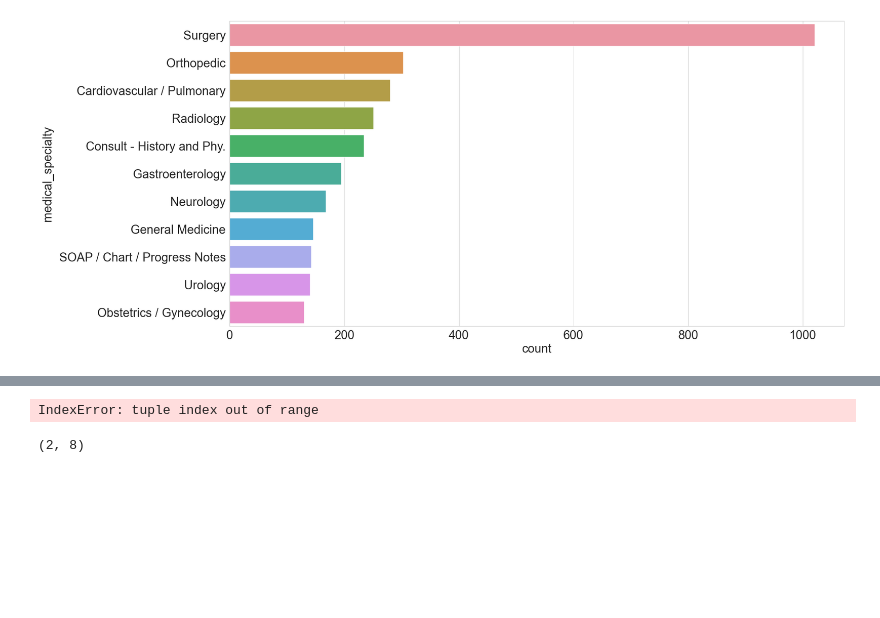
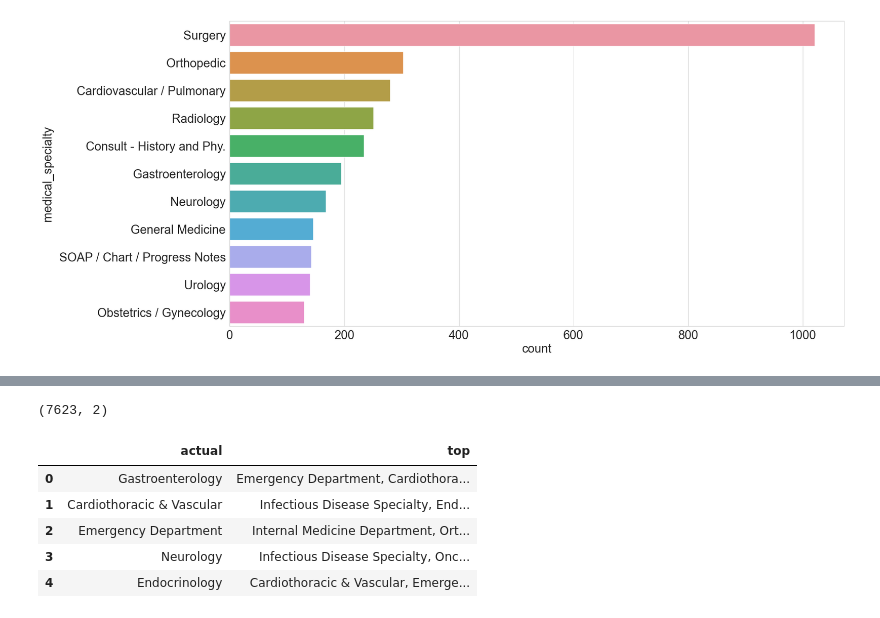
Before and after one commit to Tara-Sophia/NLP_Masterthesis, a Jupyter notebook: notebooks/08-hp-visualizations.ipynb, the cells around one changed output, grey strips where cells are left out. Saved outputs shown, nothing was run; the diff lists cells and outputs as text; code cells hidden in the pictures; blank space fills up the shorter version.

```diff
--- a/notebooks/08-hp-visualizations.ipynb
+++ b/notebooks/08-hp-visualizations.ipynb
@@ -25,11 +22,10 @@ model['clf'].criterion
 # %%
-import pandas as pd
-# find directory of the data
-import os
-df = pd.read_csv(os.path.join(
-    "data",
+df = pd.read_csv(os.path.join("data",
     "processed",
     "nlp",
     "mtsamples",
-    "mtsamples_TC.csv",
-))
+    "mtsamples_TC.csv"))
+# frequency of the labels
+print(df['medical_specialty'].value_counts())
+# number of rows
+len(df)
@@ -159,16 +111,0 @@ accuracy = compute_accuracy(eval_items)
-# %%
-from sklearn.inspection import permutation_importance
-import numpy as np
-import matplotlib.pyplot as plt
-%matplotlib inline
-
-perm_importance = permutation_importance(model, X_test, y_test)
-
-# feature_names = ['feature1', 'feature2', 'feature3', ...... ]
-# features = np.array(feature_names)
-
-# sorted_idx = perm_importance.importances_mean.argsort()
-# plt.barh(features[sorted_idx], perm_importance.importances_mean[sorted_idx])
-# plt.xlabel("Permutation Importance")
-# %% [output]
-IndexError: tuple index out of range
@@ -181,4 +112,18 @@ df_mimic = pd.read_csv(os.path.join("data",
-# %%
-df_mimic.shape
-# %% [output]
-(2, 8)
+# %%
+# make dataframe with top in a list and actual labels
+df = pd.DataFrame(top)
+df["actual"] = actual
+# merge column 0, 1, 2
+df["top"] = df[0].astype(str) + ", " + df[1].astype(str) + ", " + df[2].astype(str)
+# drop columns 0, 1, 2
+df = df.drop([0, 1, 2], axis=1)
+print(df.shape)
+df.head()
+# %% [output]
+(7623, 2)
+|  | actual | top |
+| 0 | Gastroenterology | Emergency Department, Cardiothora... |
+| 1 | Cardiothoracic & Vascular | Infectious Disease Specialty, End... |
+| 2 | Emergency Department | Internal Medicine Department, Ort... |
+| 3 | Neurology | Infectious Disease Specialty, Onc... |
+| 4 | Endocrinology | Cardiothoracic & Vascular, Emerge... |
```
Also changed, not shown: parts of 35 cells of this notebook, 9 other files.
